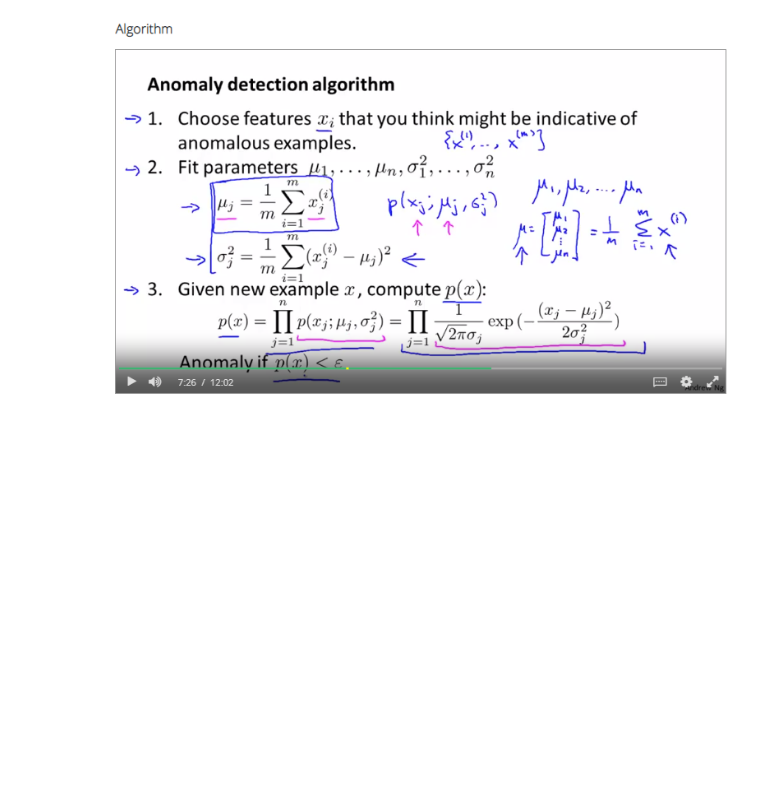
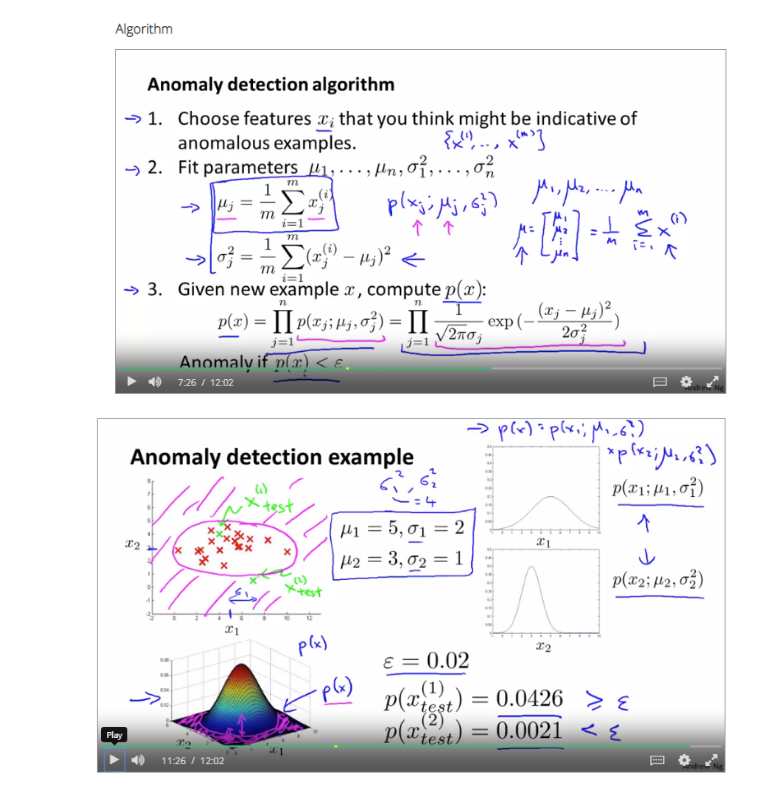
Before and after one commit to louloret/Andrew-NG-Machine-Learning, a Jupyter notebook: Week 9 Anomaly Detection-checkpoint.ipynb, the cells around one changed output. Drawn from its saved outputs; the diff is of its cells as text; code cells hidden in the pictures; blank space fills up the shorter version.

```diff
--- a/Week 9 Anomaly Detection-checkpoint.ipynb
+++ b/Week 9 Anomaly Detection-checkpoint.ipynb
@@ -55,0 +58,4 @@ Image(filename =  path + "anomaly_detection4.png")
+# %%
+Image(filename =  path + "anomaly_example.png")
+# %% [output]
+[figure, added]
```
Also changed, not shown: parts of 8 cells of this notebook.
